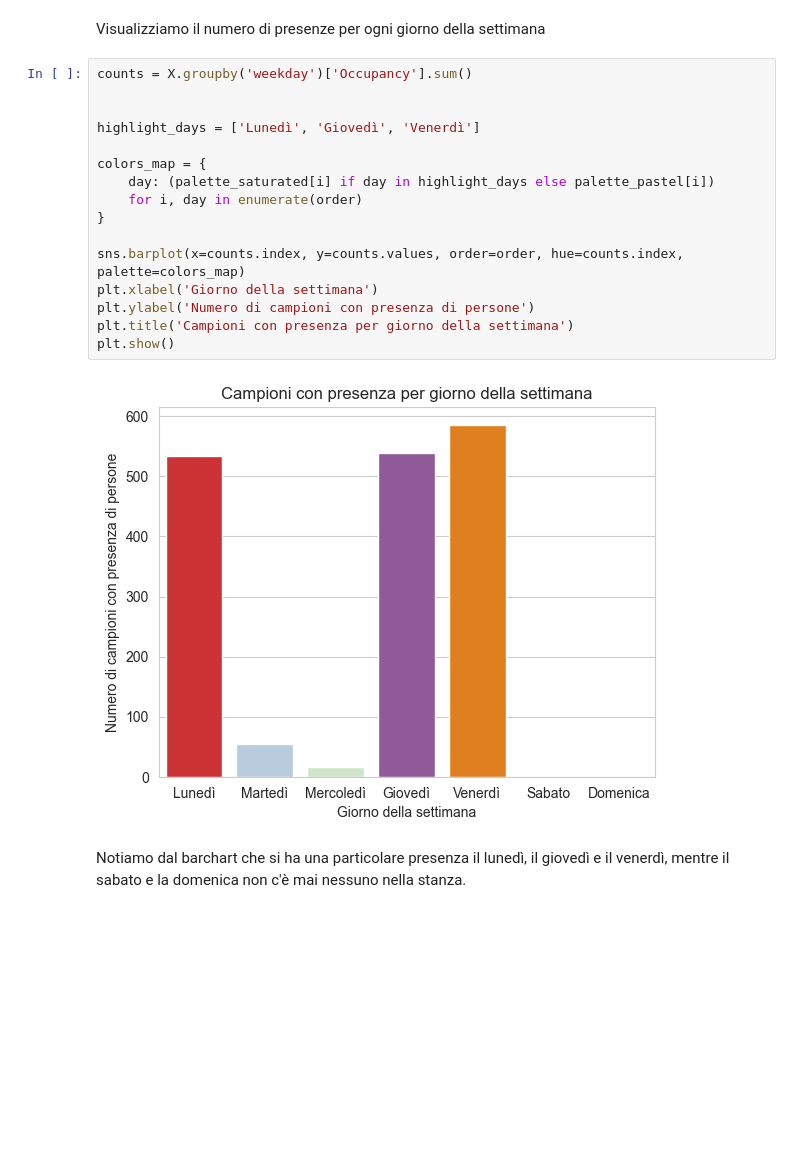
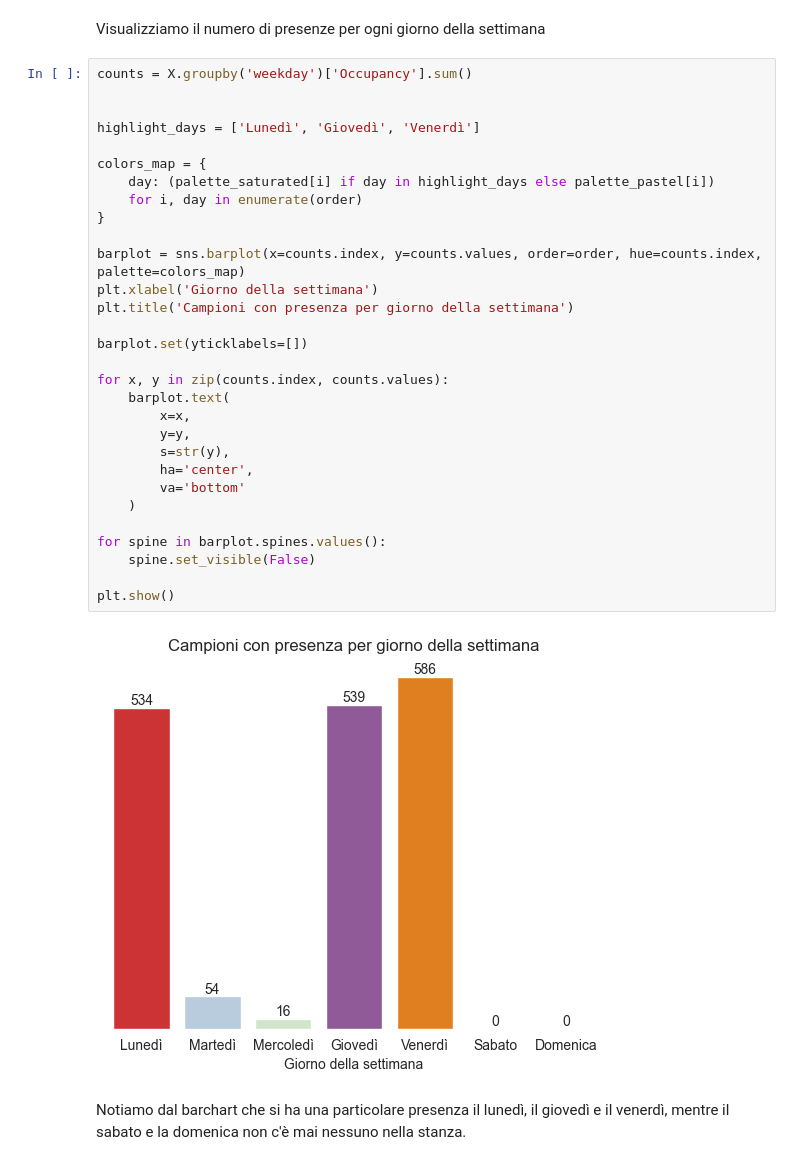
Before and after one commit to gabrielee20/roomoccupation, a Jupyter notebook: sample.ipynb, the cells around one changed output. Drawn from its saved outputs; the diff is of its cells as text; blank space fills up the shorter version.

```diff
--- a/sample.ipynb
+++ b/sample.ipynb
@@ -62,21 +62,35 @@ Visualizziamo il numero di presenze per ogni giorno della settimana
 # %%
 counts = X.groupby('weekday')['Occupancy'].sum()
 
 
 highlight_days = ['Lunedì', 'Giovedì', 'Venerdì']
 
 colors_map = {
     day: (palette_saturated[i] if day in highlight_days else palette_pastel[i])
     for i, day in enumerate(order)
 }
 
-sns.barplot(x=counts.index, y=counts.values, order=order, hue=counts.index, palette=colors_map)
+barplot = sns.barplot(x=counts.index, y=counts.values, order=order, hue=counts.index, palette=colors_map)
 plt.xlabel('Giorno della settimana')
-plt.ylabel('Numero di campioni con presenza di persone')
 plt.title('Campioni con presenza per giorno della settimana')
+
+barplot.set(yticklabels=[])
+
+for x, y in zip(counts.index, counts.values):
+    barplot.text(
+        x=x,
+        y=y,
+        s=str(y),
+        ha='center',
+        va='bottom'
+    )
+
+for spine in barplot.spines.values():
+    spine.set_visible(False)
+
 plt.show()
 # %% [output]
-[figure, old version]
+[figure, new version]
 # %% [markdown]
 Notiamo dal barchart che si ha una particolare presenza il lunedì, il giovedì e il venerdì, mentre il sabato e la domenica non c'è mai nessuno nella stanza.
 # %% [markdown]
```
Also changed, not shown: parts of 2 cells of this notebook.
